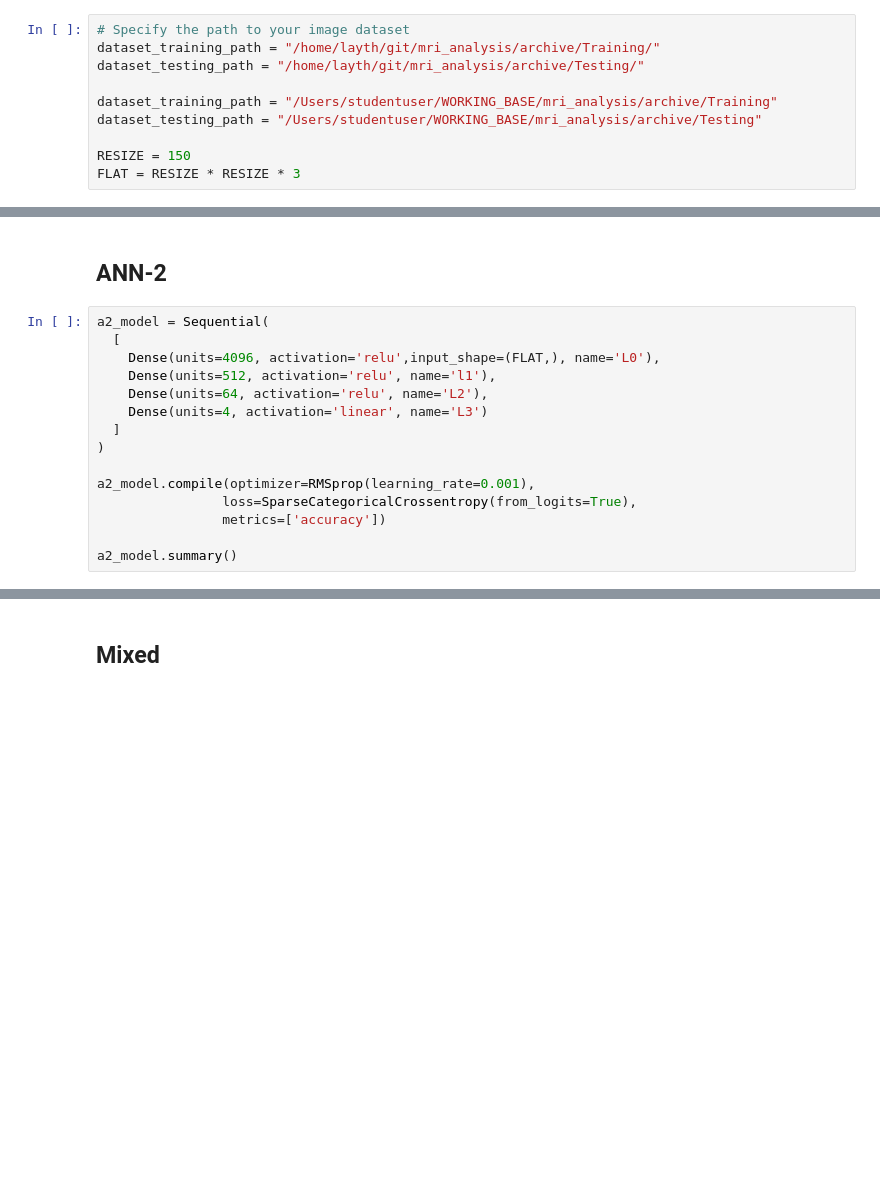
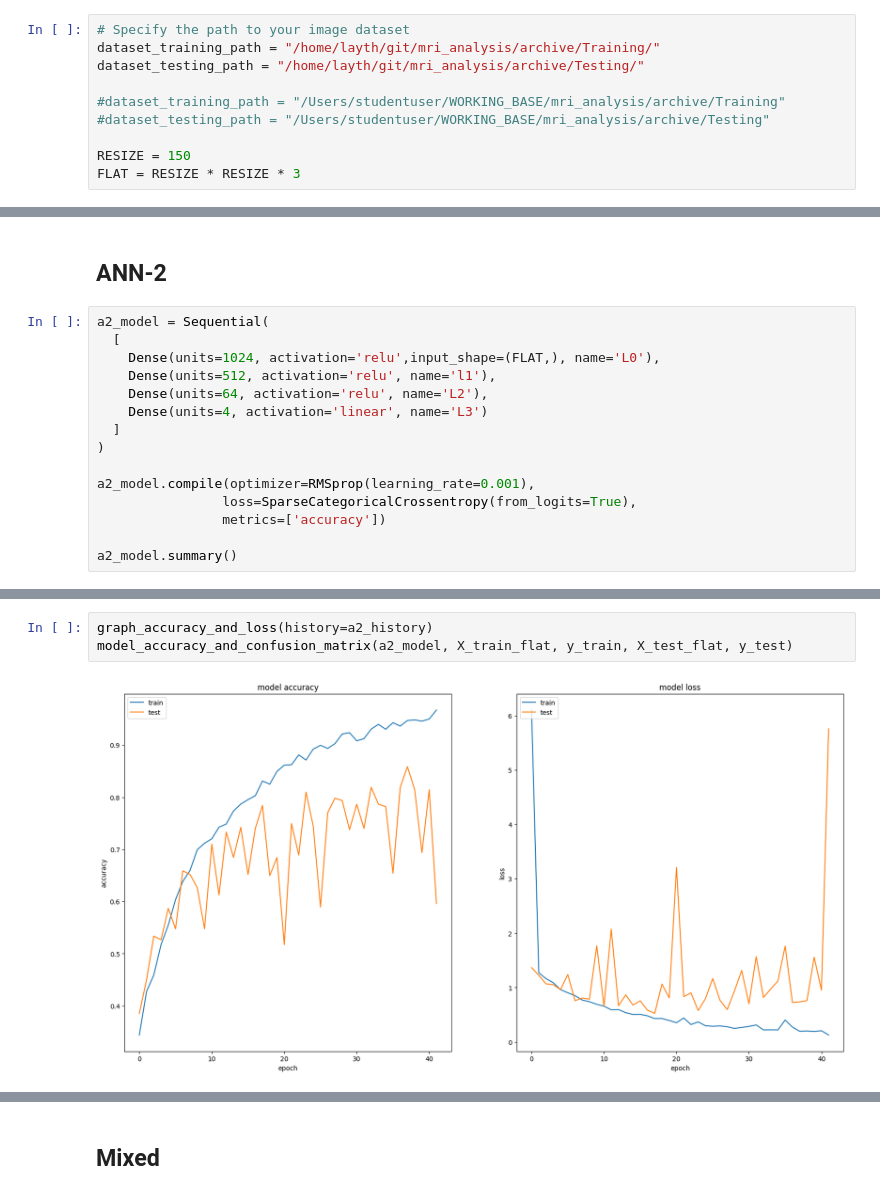
Before and after one commit to Layth17/mri_analysis, a Jupyter notebook: neural_networks.ipynb, the cells around one changed output, grey strips where cells are left out. Saved outputs shown, nothing was run; the diff lists cells and outputs as text; blank space fills up the shorter version.

```diff
--- a/neural_networks.ipynb
+++ b/neural_networks.ipynb
@@ -26,8 +29,8 @@ To enable them in other operations, rebuild TensorFlow with the appropriate comp
 dataset_training_path = "/home/layth/git/mri_analysis/archive/Training/"
 dataset_testing_path = "/home/layth/git/mri_analysis/archive/Testing/"
 
-dataset_training_path = "/Users/studentuser/WORKING_BASE/mri_analysis/archive/Training"
-dataset_testing_path = "/Users/studentuser/WORKING_BASE/mri_analysis/archive/Testing"
+#dataset_training_path = "/Users/studentuser/WORKING_BASE/mri_analysis/archive/Training"
+#dataset_testing_path = "/Users/studentuser/WORKING_BASE/mri_analysis/archive/Testing"
 
 RESIZE = 150
 FLAT = RESIZE * RESIZE * 3
@@ -345,7 +348,7 @@ A pure CNN model outperforms the ANN model by 7%. We still do not want the train
 # %%
 a2_model = Sequential(
   [
-    Dense(units=4096, activation='relu',input_shape=(FLAT,), name='L0'),
+    Dense(units=1024, activation='relu',input_shape=(FLAT,), name='L0'),
     Dense(units=512, activation='relu', name='l1'),
     Dense(units=64, activation='relu', name='L2'),
     Dense(units=4, activation='linear', name='L3')
@@ -397,0 +412,5 @@ KeyboardInterrupt:
+# %%
+graph_accuracy_and_loss(history=a2_history)
+model_accuracy_and_confusion_matrix(a2_model, X_train_flat, y_train, X_test_flat, y_test)
+# %% [output]
+[figure, added]
```
Also changed, not shown: parts of 7 cells of this notebook, 2 other files.
